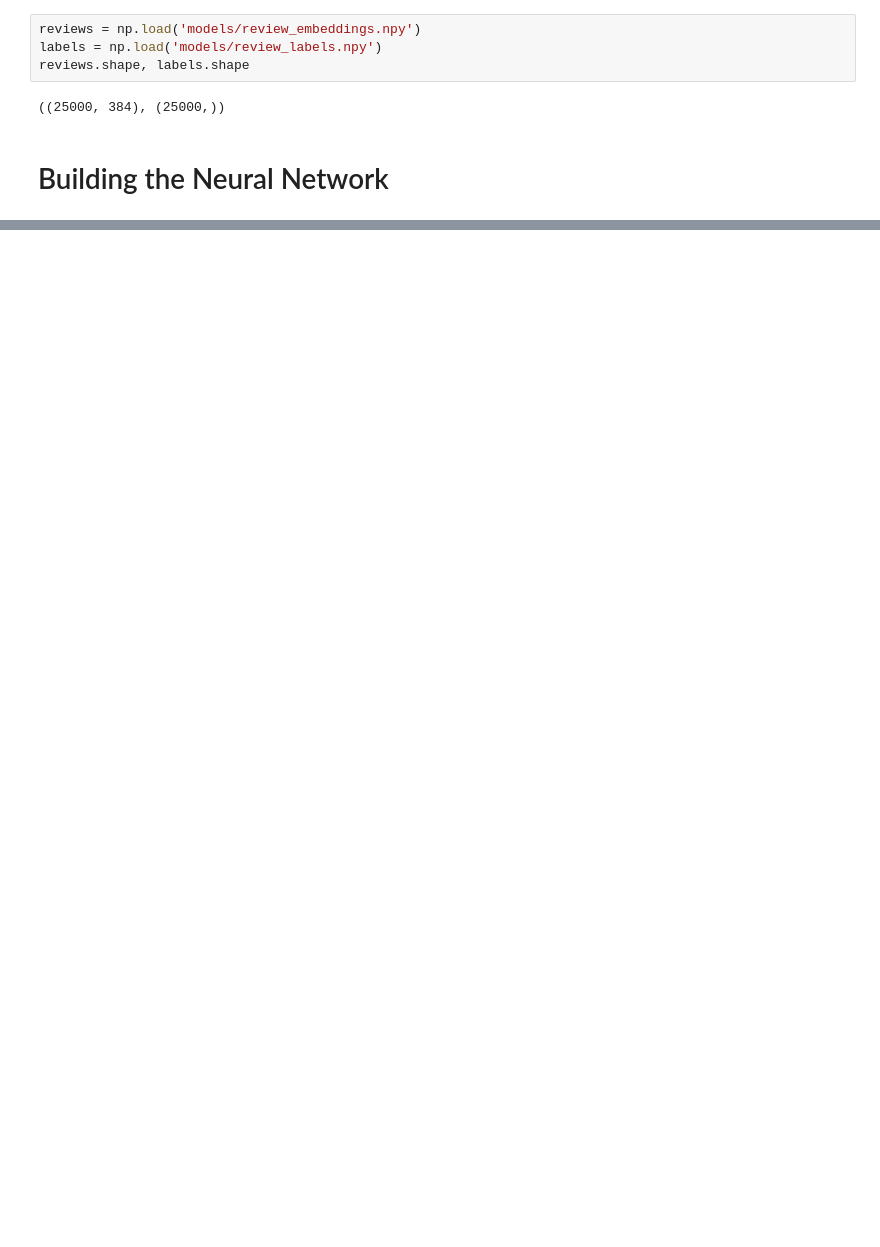
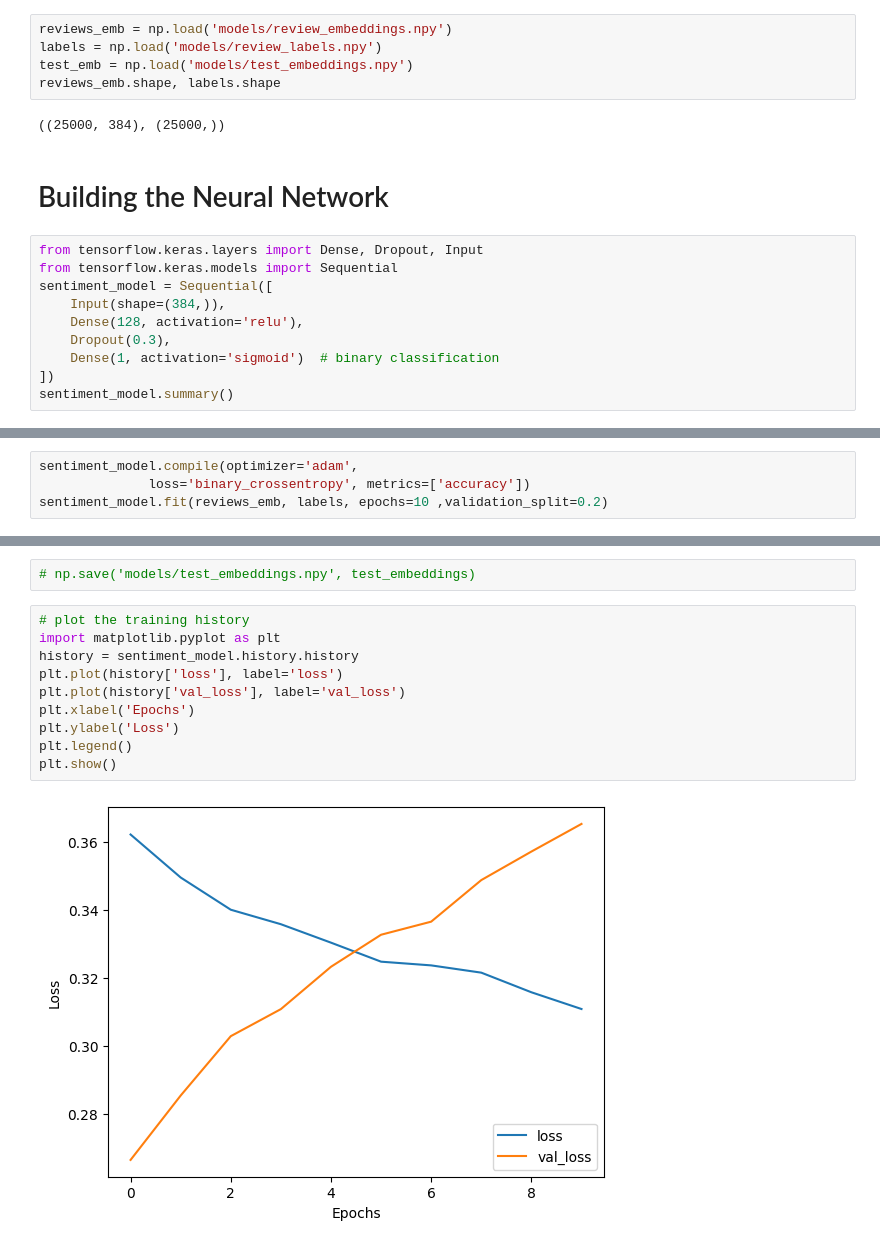
Before and after one commit to amanuelcm27/sentiment-analyzer, a Jupyter notebook: sentiment.ipynb, the cells around one changed output, grey strips where cells are left out. Cells and saved outputs as stored; diff of their text form; blank space fills up the shorter version.

```diff
--- a/sentiment.ipynb
+++ b/sentiment.ipynb
@@ -41,10 +41,21 @@ embeddings = model.encode(texts, show_progress_bar=True , batch_size=32)
 np.save('models/review_embeddings.npy', embeddings)
 np.save('models/review_labels.npy', labels)
 # %%
-reviews = np.load('models/review_embeddings.npy')
+reviews_emb = np.load('models/review_embeddings.npy')
 labels = np.load('models/review_labels.npy')
-reviews.shape, labels.shape
+test_emb = np.load('models/test_embeddings.npy')
+reviews_emb.shape, labels.shape
 # %% [output]
 ((25000, 384), (25000,))
 # %% [markdown]
 # Building the Neural Network
+# %%
+from tensorflow.keras.layers import Dense, Dropout, Input
+from tensorflow.keras.models import Sequential
+sentiment_model = Sequential([
+    Input(shape=(384,)),
+    Dense(128, activation='relu'),
+    Dropout(0.3),
+    Dense(1, activation='sigmoid')  # binary classification
+])
+sentiment_model.summary()
@@ -50,0 +78,4 @@ reviews.shape, labels.shape
+# %%
+sentiment_model.compile(optimizer='adam',
+              loss='binary_crossentropy', metrics=['accuracy'])
+sentiment_model.fit(reviews_emb, labels, epochs=10 ,validation_split=0.2)
@@ -50,0 +122,14 @@ reviews.shape, labels.shape
+# %%
+# np.save('models/test_embeddings.npy', test_embeddings)
+# %%
+# plot the training history
+import matplotlib.pyplot as plt
+history = sentiment_model.history.history
+plt.plot(history['loss'], label='loss')
+plt.plot(history['val_loss'], label='val_loss')
+plt.xlabel('Epochs')
+plt.ylabel('Loss')
+plt.legend()
+plt.show()
+# %% [output]
+[figure, added]
```
Also changed, not shown: parts of 7 cells of this notebook.
